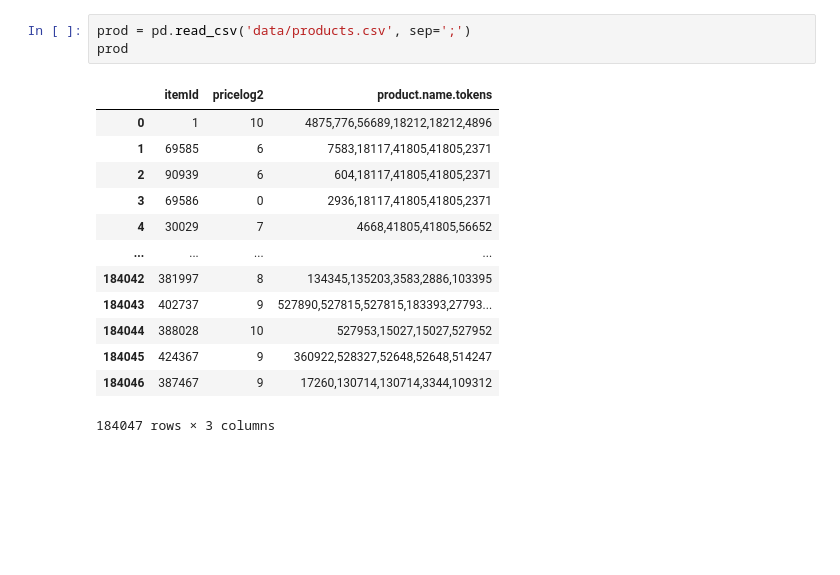
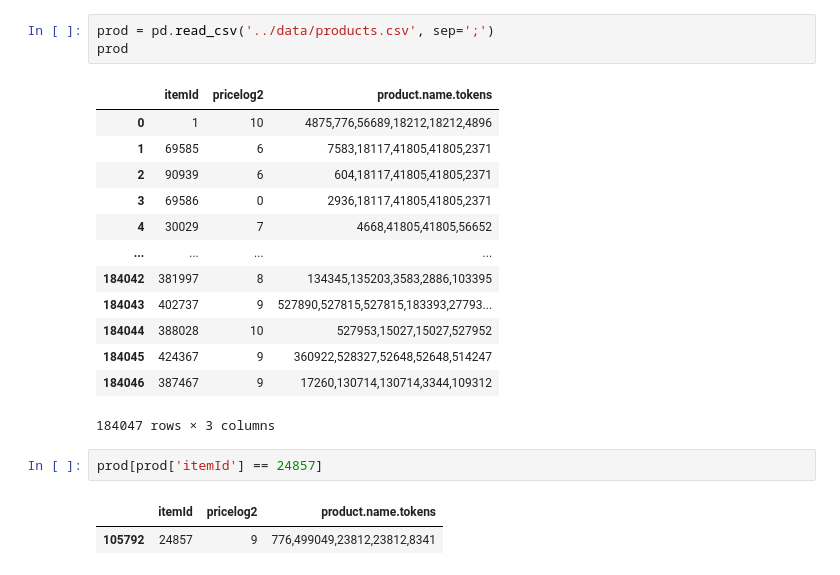
Before and after one commit to PiCindy/Intelligent-systems-and-recommendations, a Jupyter notebook: Data_analysis.ipynb, the cells around one changed output. Drawn from its saved outputs; the diff is of its cells as text; blank space fills up the shorter version.

```diff
--- a/Data_analysis.ipynb
+++ b/Data_analysis.ipynb
@@ -20,5 +25,5 @@ cat
 # %%
-prod = pd.read_csv('data/products.csv', sep=';')
+prod = pd.read_csv('../data/products.csv', sep=';')
 prod
 # %% [output]
 |  | itemId | pricelog2 | product.name.tokens |
@@ -34,4 +39,9 @@ prod
 | 184045 | 424367 | 9 | 360922,528327,52648,52648,514247 |
 | 184046 | 387467 | 9 | 17260,130714,130714,3344,109312 |
 184047 rows × 3 columns
+# %%
+prod[prod['itemId'] == 24857]
+# %% [output]
+|  | itemId | pricelog2 | product.name.tokens |
+| 105792 | 24857 | 9 | 776,499049,23812,23812,8341 |
 # %%
```
Also changed, not shown: parts of 9 cells of this notebook.
